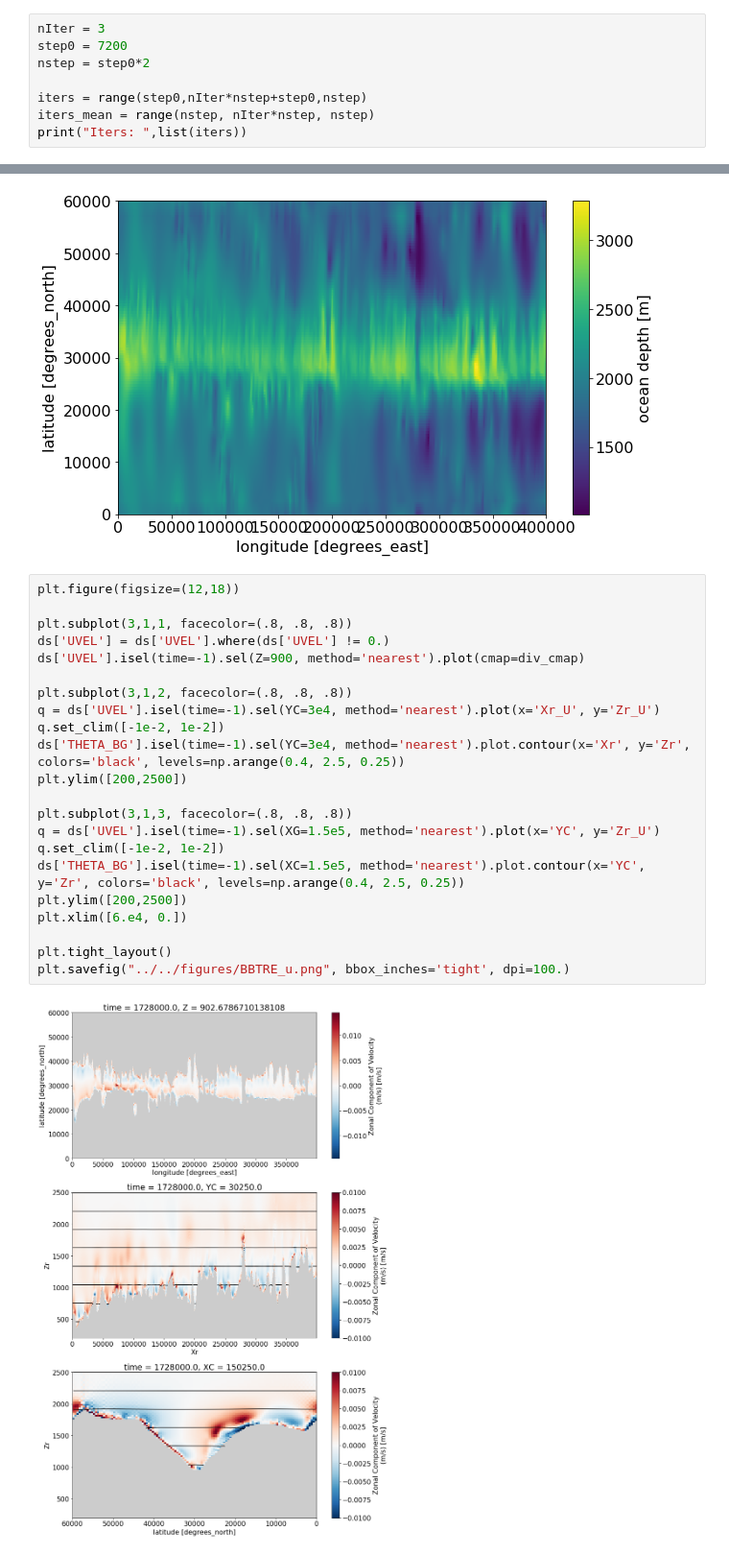
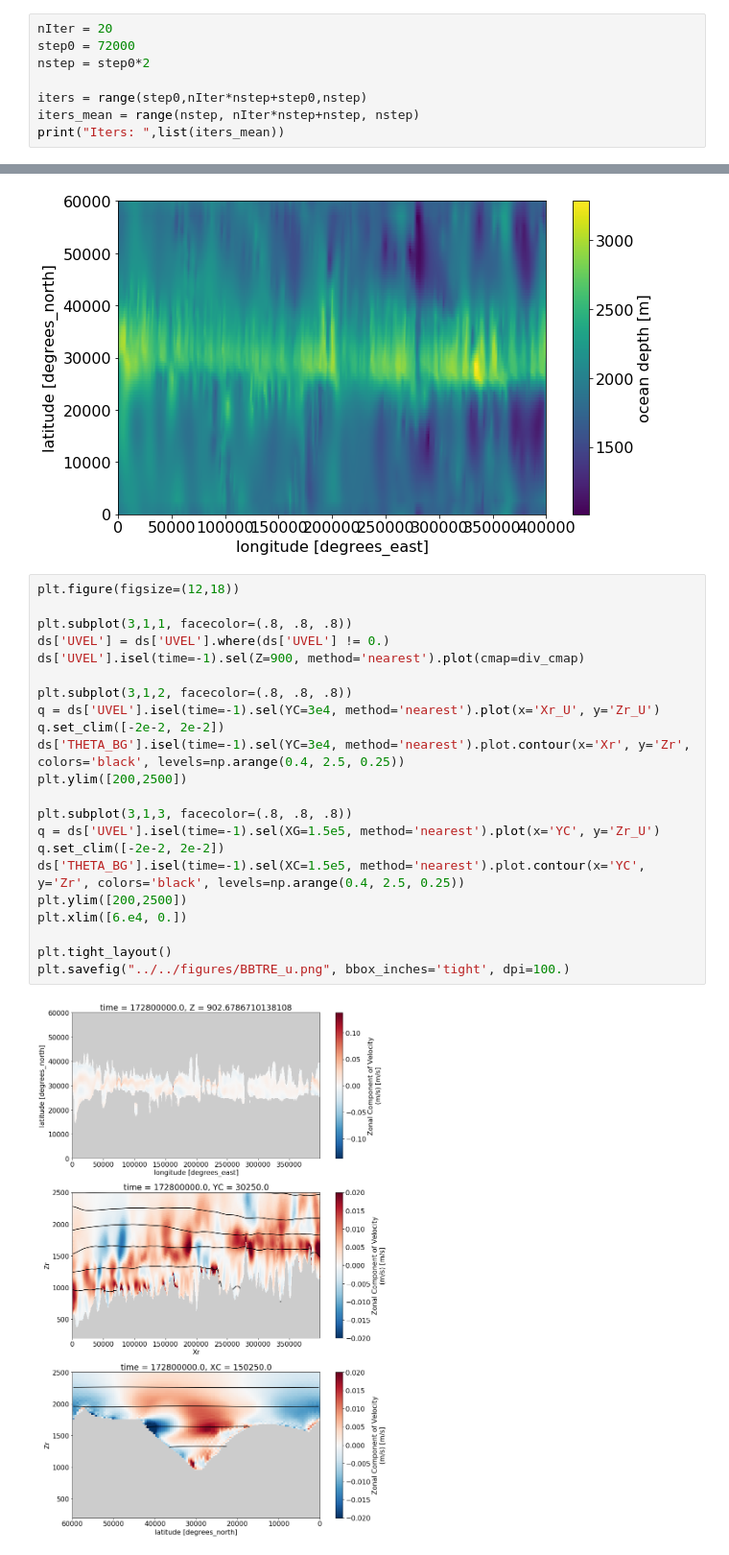
Before and after one commit to hdrake/bblturb, a Jupyter notebook: notebooks/analysis/00_example_notebook_BBTRE.ipynb, the cells around one changed output, grey strips where cells are left out. Shown: that part at 96% size. Cells and saved outputs as stored; diff of their text form.

Commit message:
Updated figures with output after 2000 days

```diff
--- a/notebooks/analysis/00_example_notebook_BBTRE.ipynb
+++ b/notebooks/analysis/00_example_notebook_BBTRE.ipynb
@@ -27,11 +27,11 @@ f = 0.53e-4
 # %% [markdown]
 ### Load dataset
 # %%
-nIter = 3
-step0 = 7200
+nIter = 20
+step0 = 72000
 nstep = step0*2
 
 iters = range(step0,nIter*nstep+step0,nstep)
-iters_mean = range(nstep, nIter*nstep, nstep)
-print("Iters: ",list(iters))
+iters_mean = range(nstep, nIter*nstep+nstep, nstep)
+print("Iters: ",list(iters_mean))
 # %% [output]
@@ -67,27 +67,27 @@ coords_snap['Depth'].plot()
 # %%
 plt.figure(figsize=(12,18))
 
 plt.subplot(3,1,1, facecolor=(.8, .8, .8))
 ds['UVEL'] = ds['UVEL'].where(ds['UVEL'] != 0.)
 ds['UVEL'].isel(time=-1).sel(Z=900, method='nearest').plot(cmap=div_cmap)
 
 plt.subplot(3,1,2, facecolor=(.8, .8, .8))
 q = ds['UVEL'].isel(time=-1).sel(YC=3e4, method='nearest').plot(x='Xr_U', y='Zr_U')
-q.set_clim([-1e-2, 1e-2])
+q.set_clim([-2e-2, 2e-2])
 ds['THETA_BG'].isel(time=-1).sel(YC=3e4, method='nearest').plot.contour(x='Xr', y='Zr', colors='black', levels=np.arange(0.4, 2.5, 0.25))
 plt.ylim([200,2500])
 
 plt.subplot(3,1,3, facecolor=(.8, .8, .8))
 q = ds['UVEL'].isel(time=-1).sel(XG=1.5e5, method='nearest').plot(x='YC', y='Zr_U')
-q.set_clim([-1e-2, 1e-2])
+q.set_clim([-2e-2, 2e-2])
 ds['THETA_BG'].isel(time=-1).sel(XC=1.5e5, method='nearest').plot.contour(x='YC', y='Zr', colors='black', levels=np.arange(0.4, 2.5, 0.25))
 plt.ylim([200,2500])
 plt.xlim([6.e4, 0.])
 
 plt.tight_layout()
 plt.savefig("../../figures/BBTRE_u.png", bbox_inches='tight', dpi=100.)
 # %% [output]
-[figure, old version]
+[figure, new version]
 # %%
 plt.figure(figsize=(12,18))
 
```
Also changed, not shown: parts of 2 cells of this notebook, 32 other files.
